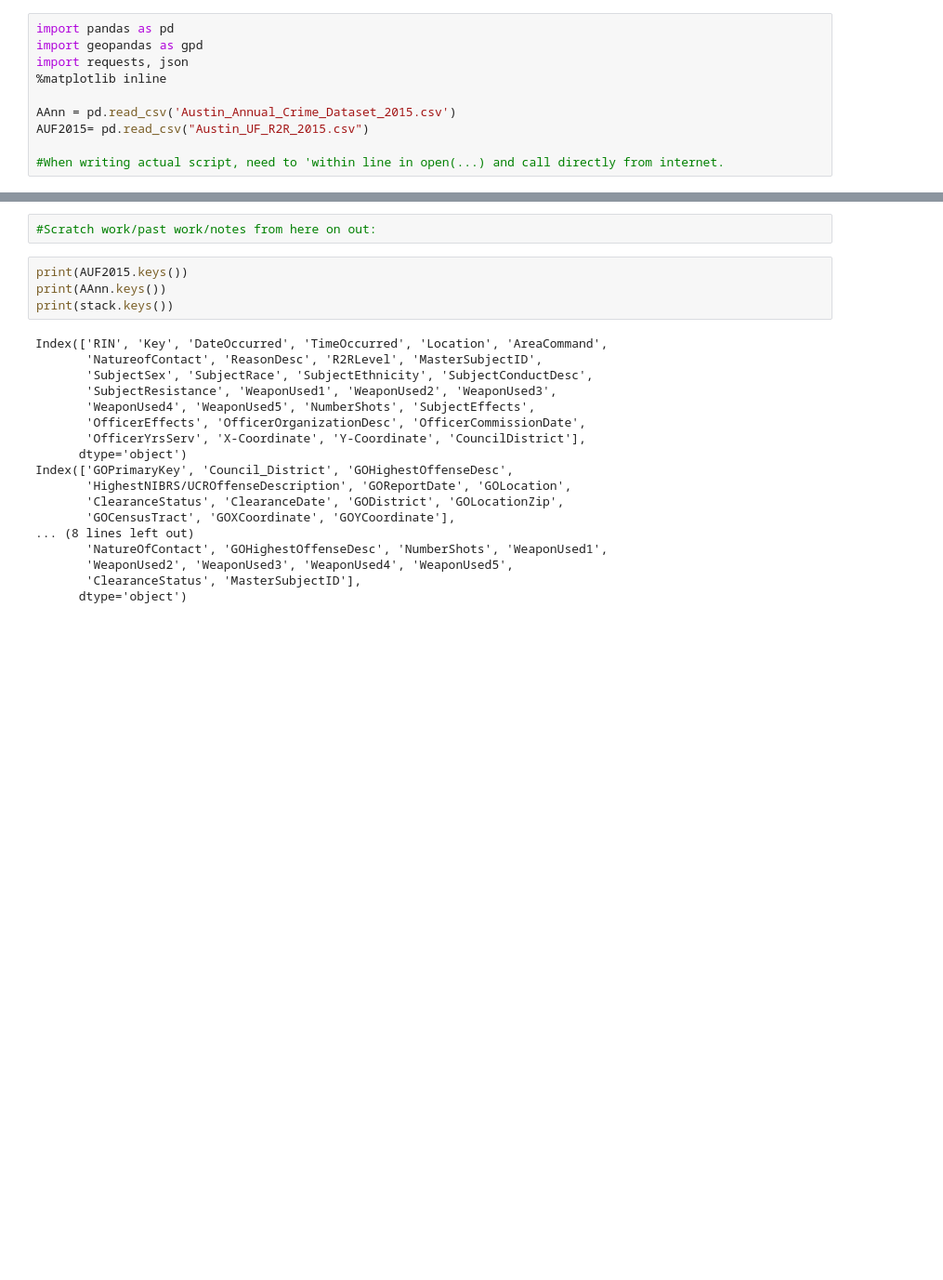
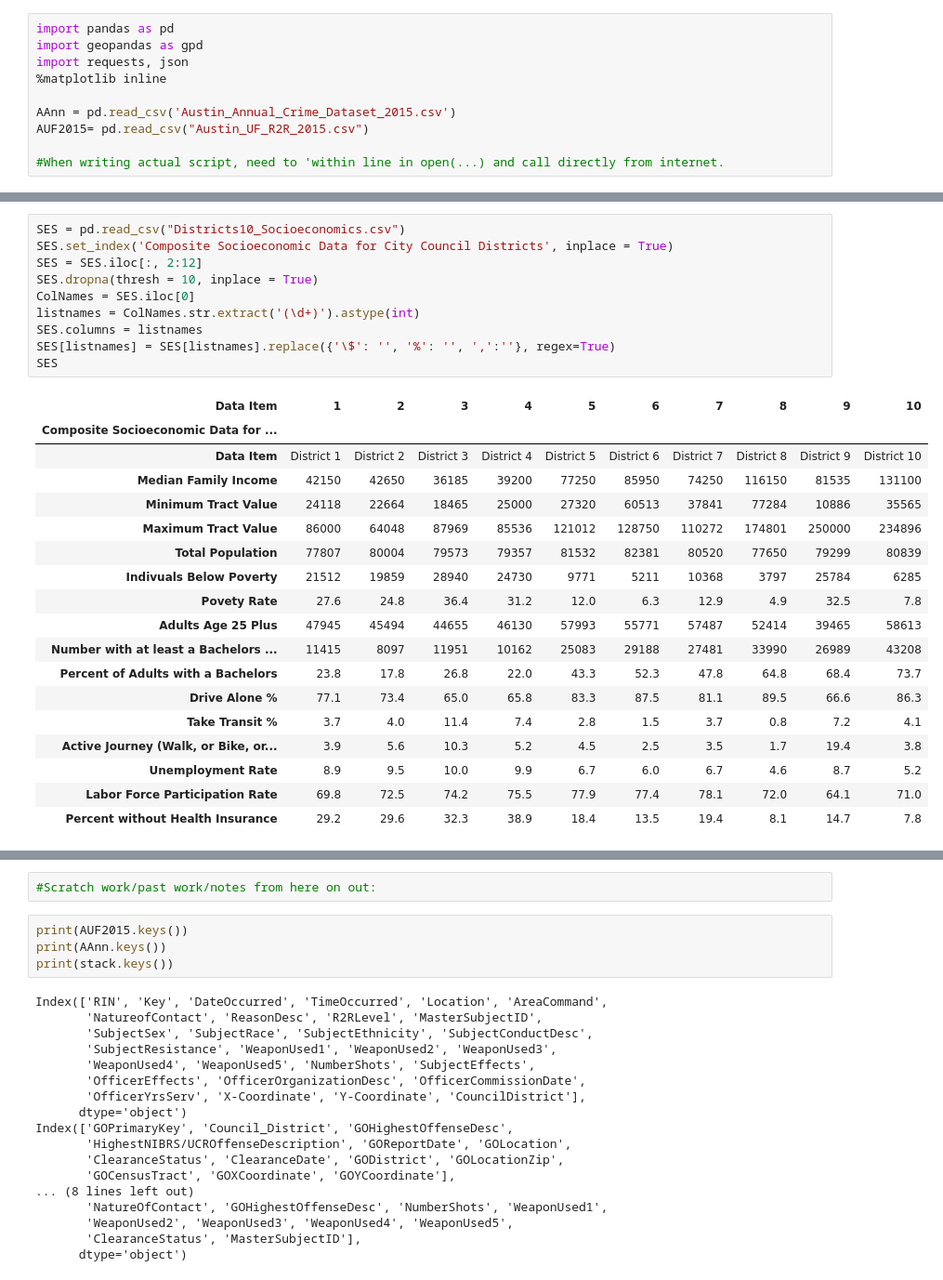
Before and after one commit to MikaArmenta/IPPPFinalProject_Abbott_Lovins_Armenta, a Jupyter notebook: Final/Austin/Austin_cleaning.ipynb, the cells around one changed output, grey strips where cells are left out. Shown: that part at 93% size. Saved outputs shown, nothing was run; the diff lists cells and outputs as text; blank space fills up the shorter version.

```diff
--- a/Final/Austin/Austin_cleaning.ipynb
+++ b/Final/Austin/Austin_cleaning.ipynb
@@ -66,0 +89,29 @@ stack.set_index(['Key'], drop = False, inplace = True)
+# %%
+SES = pd.read_csv("Districts10_Socioeconomics.csv")
+SES.set_index('Composite Socioeconomic Data for City Council Districts', inplace = True)
+SES = SES.iloc[:, 2:12]
+SES.dropna(thresh = 10, inplace = True)
+ColNames = SES.iloc[0]
+listnames = ColNames.str.extract('(\d+)').astype(int)
+SES.columns = listnames
+SES[listnames] = SES[listnames].replace({'\$': '', '%': '', ',':''}, regex=True)
+SES
+# %% [output]
+| Data Item | 1 | 2 | 3 | 4 | 5 | 6 | 7 | 8 | 9 | 10 |
+| Composite Socioeconomic Data for ... |  |  |  |  |  |  |  |  |  |  |
+| Data Item | District 1 | District 2 | District 3 | District 4 | District 5 | District 6 | District 7 | District 8 | District 9 | District 10 |
+| Median Family Income | 42150 | 42650 | 36185 | 39200 | 77250 | 85950 | 74250 | 116150 | 81535 | 131100 |
+| Minimum Tract Value | 24118 | 22664 | 18465 | 25000 | 27320 | 60513 | 37841 | 77284 | 10886 | 35565 |
+| Maximum Tract Value | 86000 | 64048 | 87969 | 85536 | 121012 | 128750 | 110272 | 174801 | 250000 | 234896 |
+| Total Population | 77807 | 80004 | 79573 | 79357 | 81532 | 82381 | 80520 | 77650 | 79299 | 80839 |
+| Indivuals Below Poverty | 21512 | 19859 | 28940 | 24730 | 9771 | 5211 | 10368 | 3797 | 25784 | 6285 |
+| Povety Rate | 27.6 | 24.8 | 36.4 | 31.2 | 12.0 | 6.3 | 12.9 | 4.9 | 32.5 | 7.8 |
+| Adults Age 25 Plus | 47945 | 45494 | 44655 | 46130 | 57993 | 55771 | 57487 | 52414 | 39465 | 58613 |
+| Number with at least a Bachelors ... | 11415 | 8097 | 11951 | 10162 | 25083 | 29188 | 27481 | 33990 | 26989 | 43208 |
+| Percent of Adults with a Bachelors | 23.8 | 17.8 | 26.8 | 22.0 | 43.3 | 52.3 | 47.8 | 64.8 | 68.4 | 73.7 |
+| Drive Alone % | 77.1 | 73.4 | 65.0 | 65.8 | 83.3 | 87.5 | 81.1 | 89.5 | 66.6 | 86.3 |
+| Take Transit % | 3.7 | 4.0 | 11.4 | 7.4 | 2.8 | 1.5 | 3.7 | 0.8 | 7.2 | 4.1 |
+| Active Journey (Walk, or Bike, or... | 3.9 | 5.6 | 10.3 | 5.2 | 4.5 | 2.5 | 3.5 | 1.7 | 19.4 | 3.8 |
+| Unemployment Rate | 8.9 | 9.5 | 10.0 | 9.9 | 6.7 | 6.0 | 6.7 | 4.6 | 8.7 | 5.2 |
+| Labor Force Participation Rate | 69.8 | 72.5 | 74.2 | 75.5 | 77.9 | 77.4 | 78.1 | 72.0 | 64.1 | 71.0 |
+| Percent without Health Insurance | 29.2 | 29.6 | 32.3 | 38.9 | 18.4 | 13.5 | 19.4 | 8.1 | 14.7 | 7.8 |
```
Also changed, not shown: parts of 3 cells of this notebook, 1 other file.
